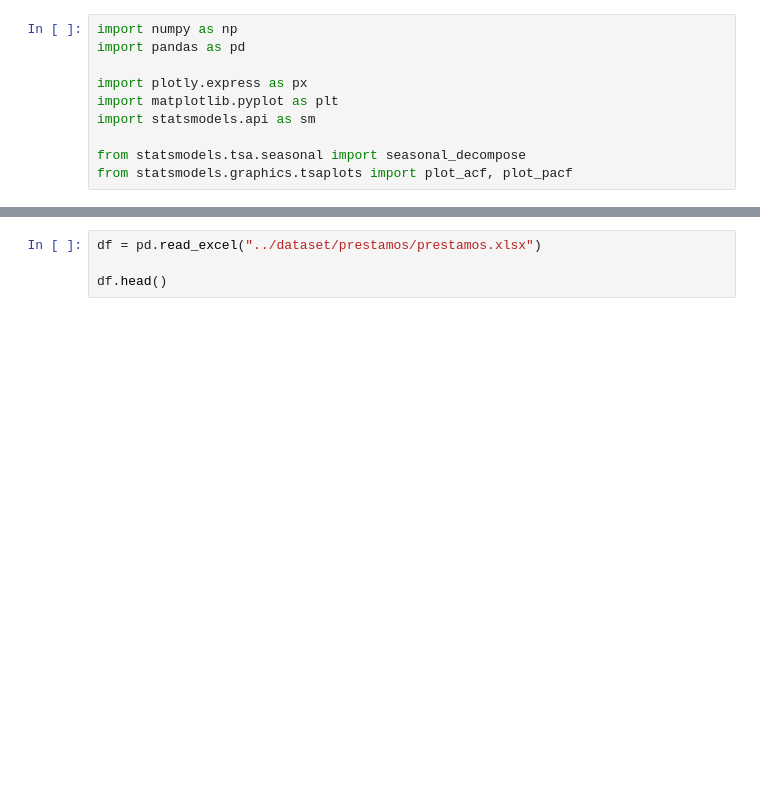
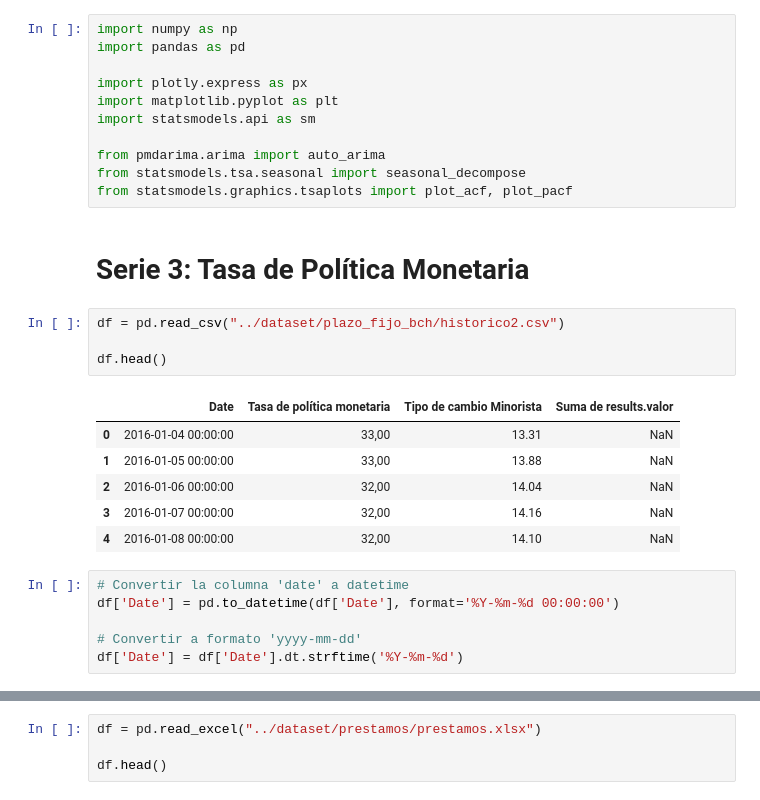
Before and after one commit to carrenogf/MCD-Series-Temporales, a Jupyter notebook: notebooks/prestamos.ipynb, the cells around one changed output, grey strips where cells are left out. Saved outputs shown, nothing was run; the diff lists cells and outputs as text; blank space fills up the shorter version.

Commit message:
tasa de politica monetaria

```diff
--- a/notebooks/prestamos.ipynb
+++ b/notebooks/prestamos.ipynb
@@ -6,5 +6,25 @@ import plotly.express as px
 import matplotlib.pyplot as plt
 import statsmodels.api as sm
 
+from pmdarima.arima import auto_arima
 from statsmodels.tsa.seasonal import seasonal_decompose
 from statsmodels.graphics.tsaplots import plot_acf, plot_pacf
+# %% [markdown]
+# Serie 3: Tasa de Política Monetaria
+# %%
+df = pd.read_csv("../dataset/plazo_fijo_bch/historico2.csv")
+
+df.head()
+# %% [output]
+|  | Date | Tasa de política monetaria | Tipo de cambio Minorista | Suma de results.valor |
+| 0 | 2016-01-04 00:00:00 | 33,00 | 13.31 | NaN |
+| 1 | 2016-01-05 00:00:00 | 33,00 | 13.88 | NaN |
+| 2 | 2016-01-06 00:00:00 | 32,00 | 14.04 | NaN |
+| 3 | 2016-01-07 00:00:00 | 32,00 | 14.16 | NaN |
+| 4 | 2016-01-08 00:00:00 | 32,00 | 14.10 | NaN |
+# %%
+# Convertir la columna 'date' a datetime
+df['Date'] = pd.to_datetime(df['Date'], format='%Y-%m-%d 00:00:00')
+
+# Convertir a formato 'yyyy-mm-dd'
+df['Date'] = df['Date'].dt.strftime('%Y-%m-%d')
```
Also changed, not shown: parts of 8 cells of this notebook.
